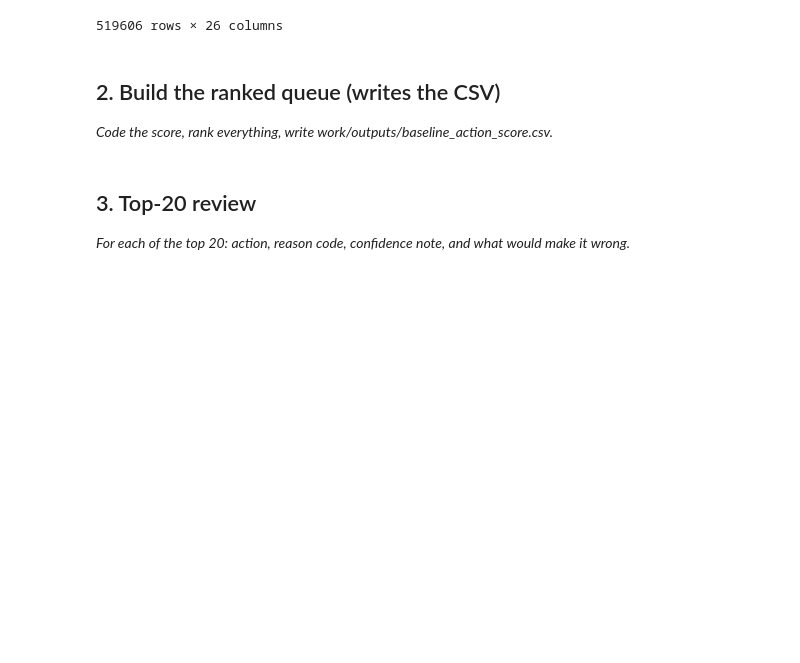
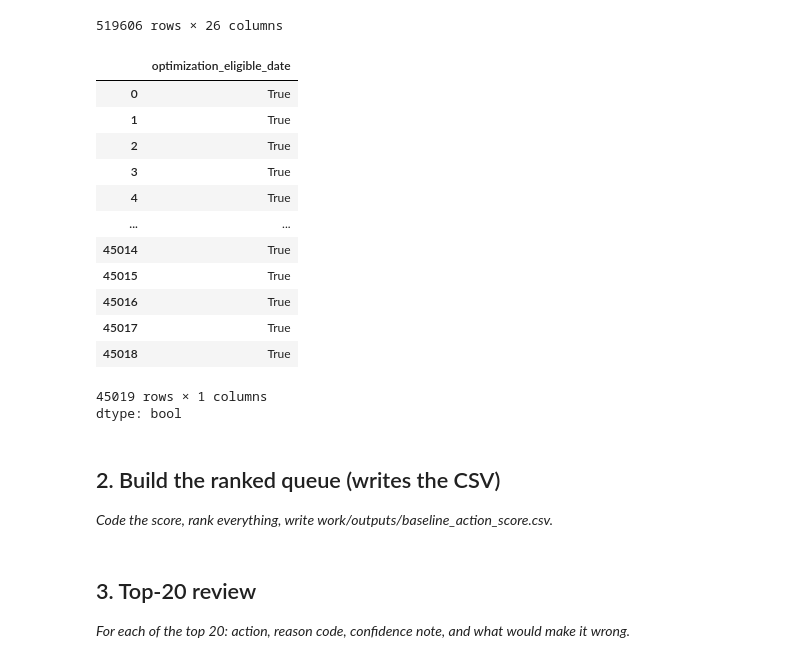
Before and after one commit to octane21/flyrank-internship-ML, a Jupyter notebook: work/notebooks/w04_baseline_score.ipynb, the cells around one changed output. Cells and saved outputs as stored; diff of their text form; code cells hidden in the pictures; blank space fills up the shorter version.

```diff
--- a/work/notebooks/w04_baseline_score.ipynb
+++ b/work/notebooks/w04_baseline_score.ipynb
@@ -328,5 +312,22 @@ contents
 | 519604 | client_fef1a8f436438636 | content_965127aa4bcd558d | keyword_11961befb290ac78 | url_c708352fc793c780 | 33 | ... |
 | 519605 | client_fef1a8f436438636 | content_965583f334535cd0 | keyword_d2a49952a8683df2 | url_2bcbbce40a61d5b7 | 35 | ... |
 519606 rows × 26 columns
+# %%
+dataset['optimization_eligible_date'].isna()
+# %% [output]
+|  | optimization_eligible_date |
+| 0 | True |
+| 1 | True |
+| 2 | True |
+| 3 | True |
+| 4 | True |
+| ... | ... |
+| 45014 | True |
+| 45015 | True |
+| 45016 | True |
+| 45017 | True |
+| 45018 | True |
+45019 rows × 1 columns
+dtype: bool
 # %%
 dataset.to_csv("dataset_flyrank")
```
Also changed, not shown: parts of 3 cells of this notebook.
